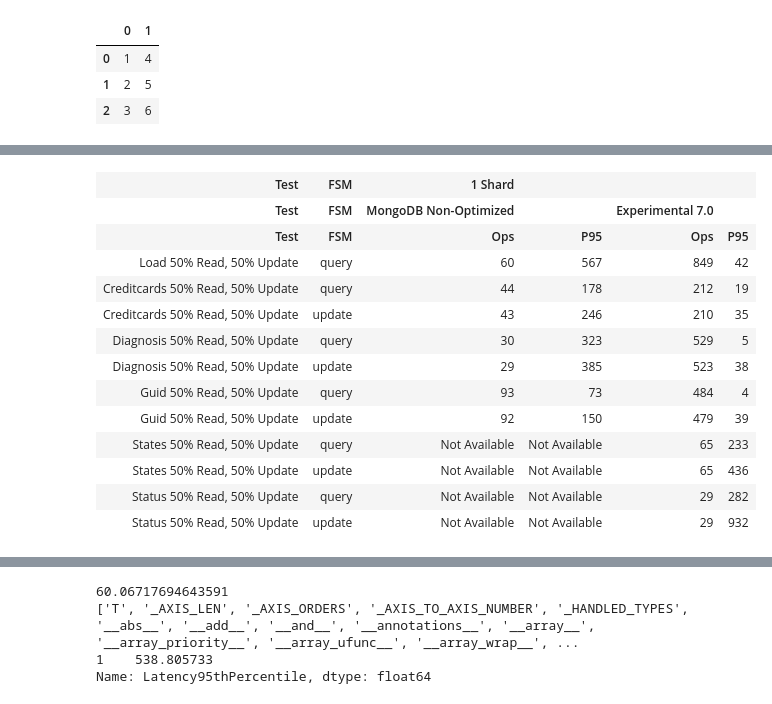
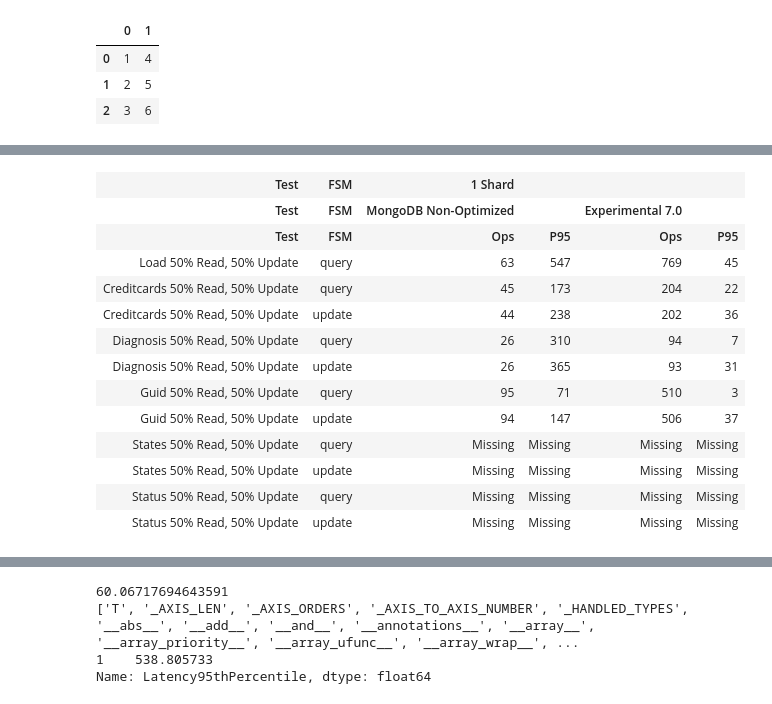
Before and after one commit to markbenvenuto/perf_tooling, a Jupyter notebook: notebooks/perf_criteria_analysis_summary.ipynb, the cells around one changed output, grey strips where cells are left out. Drawn from its saved outputs; the diff is of its cells as text; code cells hidden in the pictures.

```diff
--- a/notebooks/perf_criteria_analysis_summary.ipynb
+++ b/notebooks/perf_criteria_analysis_summary.ipynb
@@ -253,42 +276,4 @@ dfr
 # %%
-df = pandas.read_csv("/tmp/summary.csv")
-
-def get_numbers(topo, column, test, test_type, enc_type, version):
-    query = f"topo_type == '{topo}' & query_column == '{column}' & read_percentage == {test[0]} & write_percentage == {test[1]} & test_type == '{test_type}' & encrypted_type == '{enc_type}' & version == {version}"
-    rows = df.query(query)
-    if rows.empty:
-        # raise ValueError("No Rows: " + str(query))
-        return ("Not Available", "Not Available")
-    rc = rows.size / len(df.columns)
-    if rc > 1:
-        raise ValueError("Too many: %s - %s " % (rc, query))
-    #assert row count
-    r = rows
-
-    ops_sec = rows["OperationThroughput"]
-    p95_lat = rows["Latency95thPercentile"] / 1000000
-
-    return (ops_sec.iloc[0], p95_lat.iloc[0])
-
-
-# Bulk
-# - 60 rs
-# -- latency , ops_sec
-# - 70 rs
-# -- latency , ops_sec
-# - 60 sharding
-# -- latency , ops_sec
-# - 70 sharding
-# -- latency , ops_sec
-
-rows = [
-    ("load", (50, 50)),
-    ("creditcards", (50, 50)),
-    ("diagnosis", (50, 50)),
-    ("guid", (50, 50)),
-    ("states", (50, 50)),
-    ("status", (50, 50)),
-]
 
 output = """<html>
 <style>
@@ -331,6 +316,10 @@ for row in rows:
         if query_cat == "load" and fsm_type == "update":
             continue
 
+        # No results for write_percentage == 0
+        if write_percentage == 0:
+            continue
+
         output += "<tr>"
         output += f"<td>{title_case(query_cat)} {read_percentage}% Read, {write_percentage}% Update</td>"
         output += f"<td>{fsm_type}</td>"
@@ -346,46 +335,46 @@ for row in rows:
             ops_quality = "unknown"
             latency_quality = "unknown"
 
-            if ops_sec != "Not Available":
+            if ops_sec != "Missing":
                 ops_sec = round(float(ops_sec))
                 p95_lat = round(float(p95_lat))
 
                 ops_quality = "bad"
                 latency_quality = "bad"
                 if query_cat == "load":
                     if ops_sec > 500:
                         ops_quality = "good"
                         latency_quality = "good"
                 else:
                     if (read_percentage == 100 and p95_lat < 50) or \
                         (read_percentage == 95 and p95_lat < 55) or \
                         (read_percentage == 50 and p95_lat < 75):
                             ops_quality = "good"
                             latency_quality = "good"
 
             output += f"<td class='{ops_quality}'>{ops_sec}</td><td class='{latency_quality}'>{p95_lat}</td>"
         output += "</tr>"
 
 output += "</table></body></html>"
 
 # output
 
 display.HTML(output)
 # %% [output]
 | Test | FSM | 1 Shard |  |  |  |
 | Test | FSM | MongoDB Non-Optimized |  | Experimental 7.0 |  |
 | Test | FSM | Ops | P95 | Ops | P95 |
-| Load 50% Read, 50% Update | query | 60 | 567 | 849 | 42 |
-| Creditcards 50% Read, 50% Update | query | 44 | 178 | 212 | 19 |
-| Creditcards 50% Read, 50% Update | update | 43 | 246 | 210 | 35 |
-| Diagnosis 50% Read, 50% Update | query | 30 | 323 | 529 | 5 |
-| Diagnosis 50% Read, 50% Update | update | 29 | 385 | 523 | 38 |
-| Guid 50% Read, 50% Update | query | 93 | 73 | 484 | 4 |
-| Guid 50% Read, 50% Update | update | 92 | 150 | 479 | 39 |
-| States 50% Read, 50% Update | query | Not Available | Not Available | 65 | 233 |
-| States 50% Read, 50% Update | update | Not Available | Not Available | 65 | 436 |
-| Status 50% Read, 50% Update | query | Not Available | Not Available | 29 | 282 |
-| Status 50% Read, 50% Update | update | Not Available | Not Available | 29 | 932 |
+| Load 50% Read, 50% Update | query | 63 | 547 | 769 | 45 |
+| Creditcards 50% Read, 50% Update | query | 45 | 173 | 204 | 22 |
+| Creditcards 50% Read, 50% Update | update | 44 | 238 | 202 | 36 |
+| Diagnosis 50% Read, 50% Update | query | 26 | 310 | 94 | 7 |
+| Diagnosis 50% Read, 50% Update | update | 26 | 365 | 93 | 31 |
+| Guid 50% Read, 50% Update | query | 95 | 71 | 510 | 3 |
+| Guid 50% Read, 50% Update | update | 94 | 147 | 506 | 37 |
+| States 50% Read, 50% Update | query | Missing | Missing | Missing | Missing |
+| States 50% Read, 50% Update | update | Missing | Missing | Missing | Missing |
+| Status 50% Read, 50% Update | query | Missing | Missing | Missing | Missing |
+| Status 50% Read, 50% Update | update | Missing | Missing | Missing | Missing |
 # %%
 # df = pandas.read_csv("/tmp/summary.csv")
 
```
Also changed, not shown: parts of 5 cells of this notebook, 4 other files.
